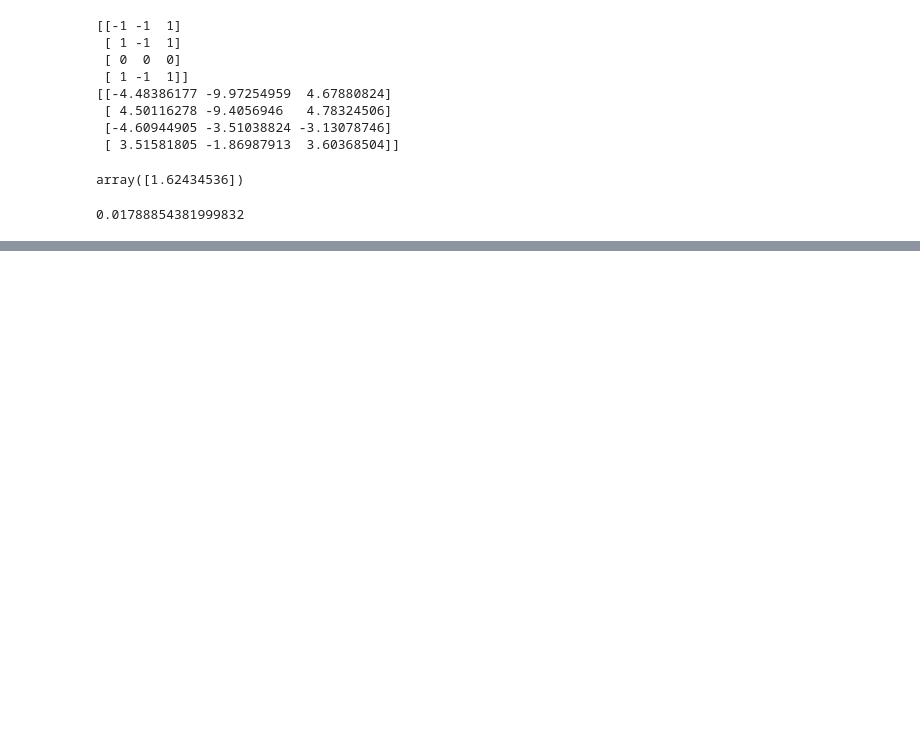
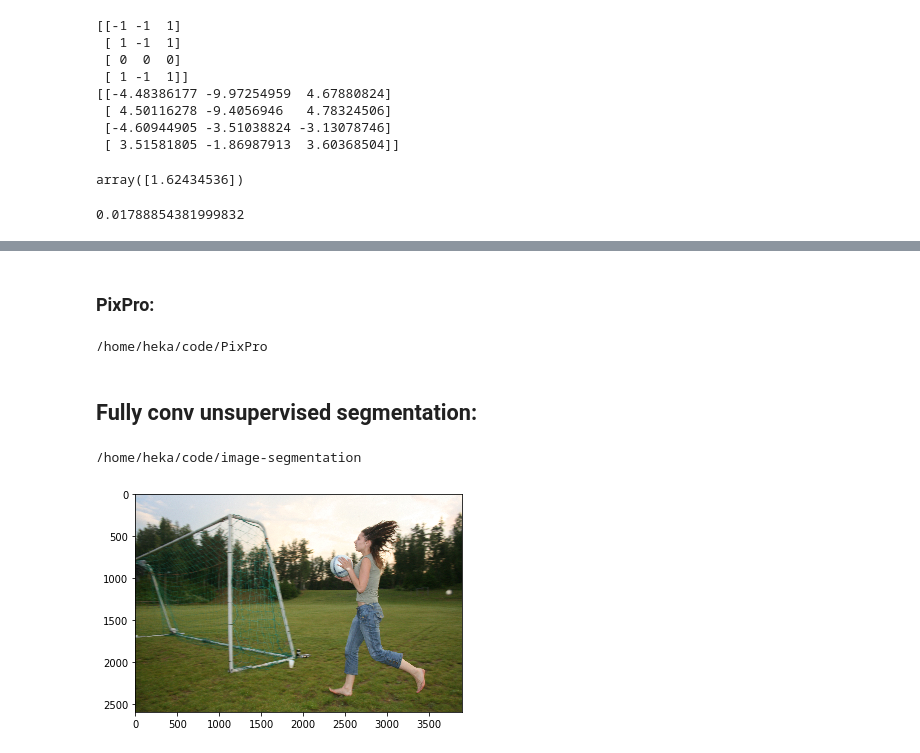
Before and after one commit to harpone/retrieval_app, a Jupyter notebook: notebooks/segmentation.ipynb, the cells around one changed output, grey strips where cells are left out. Cells and saved outputs as stored; diff of their text form; code cells hidden in the pictures; blank space fills up the shorter version.

```diff
--- a/notebooks/segmentation.ipynb
+++ b/notebooks/segmentation.ipynb
@@ -341,0 +479,71 @@ array([1.62434536])
+# %% [markdown]
+### PixPro:
+# %%
+%cd /home/heka/code/PixPro/
+
+from contrast.resnet import resnet50
+
+model = resnet50(head_type='early_return')
+
+# load model params:
+pretrained_model = 'pixpro_base_r50_400ep_md5_919c6612.pth'
+config_url = 'https://github.com/zdaxie/PixPro/blob/main/transfer/detection/configs/COCO_R_50_C4_1x.yaml'
+
+ckpt = torch.load(pretrained_model, map_location='cpu')
+state_dict = ckpt['model']
+
+# pick only encoder params:
+state_dict_encoder = dict()
+for key, val in state_dict.items():
+    if 'encoder' in key:
+        key_new = '.'.join(key.split('.')[2:])
+        state_dict_encoder[key_new] = val
+
+model.load_state_dict(state_dict_encoder, strict=True)
+model = model.cuda()
+model.eval()
+print()
+# %% [output]
+/home/heka/code/PixPro
+# %% [markdown]
+## Fully conv unsupervised segmentation:
+# %%
+import torchvision.transforms as transforms
+from core.augs import CropToMultiple
+from core.utils import image_from_url
+
+mean = [0.485, 0.456, 0.406]
+std = [0.229, 0.224, 0.225]
+crop_size = 256
+
+# transforms from SwAV repo: https://github.com/facebookresearch/swav/blob/master/src/multicropdataset.py
+augs = transforms.Compose([
+        transforms.Resize(crop_size),  # smaller side to this
+        CropToMultiple(32),  # both to multiple of 32
+        transforms.ToTensor(),
+        transforms.Normalize(mean=mean, std=std)
+    ])
+# %%
+image_meta = pd.read_csv('https://storage.googleapis.com/openimages/2018_04/validation/validation-images-with-rotation.csv')
+
+image_urls = image_meta.OriginalURL.values
+# %%
+%cd /home/heka/code/image-segmentation/
+
+from main import get_segmented_image, generate_image_old, diff, threshold, cosine_dist
+from graph import build_graph_old, segment_graph_old
+
+n = 17
+
+image_url = image_urls[n]
+img = image_from_url(image_url)
+plt.imshow(img)
+
+img_aug = augs(img)
+out = model(img_aug[None].cuda())
+if isinstance(out, tuple):
+    out = out[1]
+out = out[0].permute(1, 2, 0).detach().cpu().numpy()  # [H_out, W_out, 2048]
+# %% [output]
+/home/heka/code/image-segmentation
+[figure, added]
```
Also changed, not shown: parts of 34 cells of this notebook, 3 other files.
